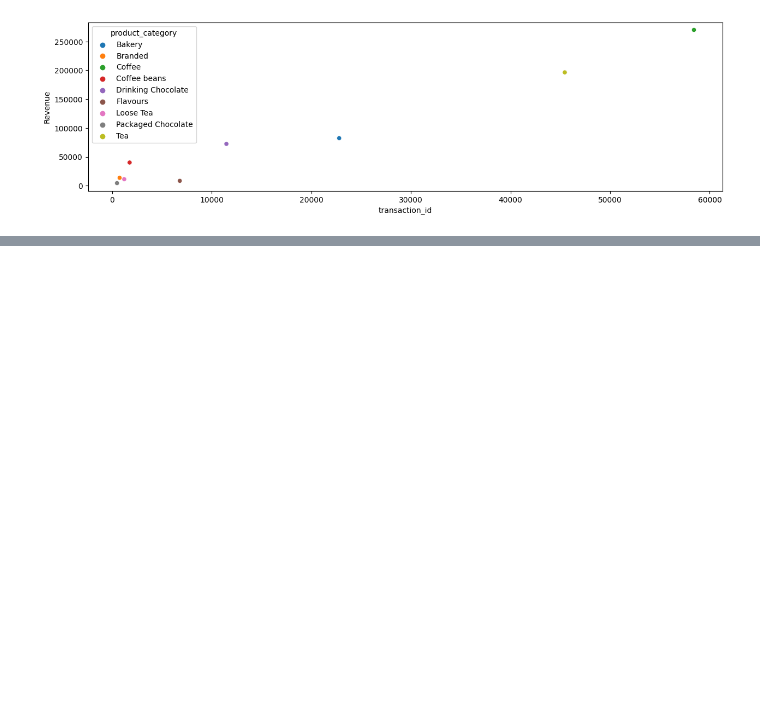
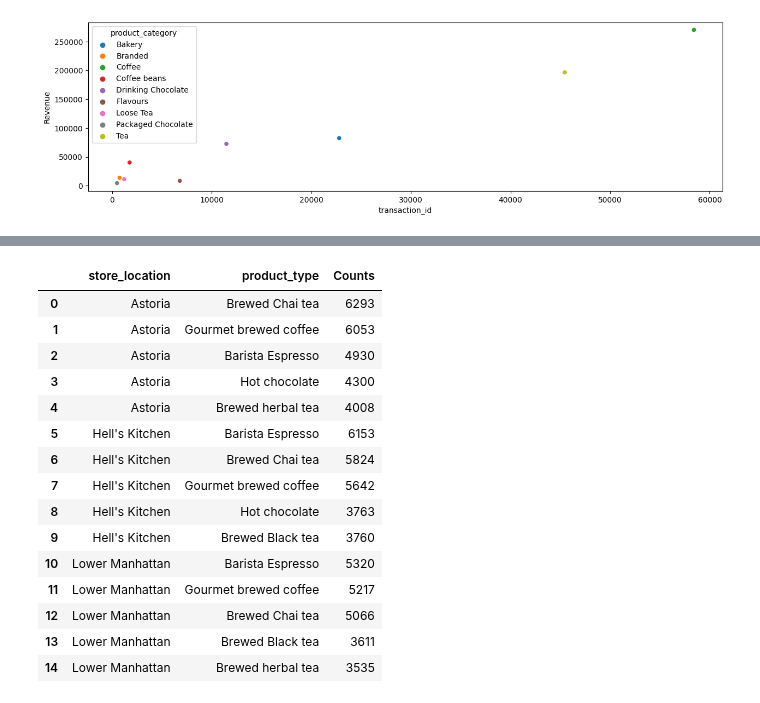
Before and after one commit to Akshay-Paunikar/Maven_Analytics_Challenges, a Jupyter notebook: Projects/Coffee_Shop_Sales/Coffee_Shop_Sales.ipynb, the cells around one changed output, grey strips where cells are left out. Saved outputs shown, nothing was run; the diff lists cells and outputs as text; code cells hidden in the pictures; blank space fills up the shorter version.

Commit message:
Coffee Shop Sales - Customer Purchase Behaviour

```diff
--- a/Projects/Coffee_Shop_Sales/Coffee_Shop_Sales.ipynb
+++ b/Projects/Coffee_Shop_Sales/Coffee_Shop_Sales.ipynb
@@ -426,0 +446,20 @@ sns.scatterplot(data=purchase_data, x='transaction_id', y='Revenue', hue='produc
+# %%
+top5prodloc = top5prodloc_tran.groupby('store_location').apply(lambda x: x.nlargest(5, 'Counts')).reset_index(drop=True)
+top5prodloc
+# %% [output]
+|  | store_location | product_type | Counts |
+| 0 | Astoria | Brewed Chai tea | 6293 |
+| 1 | Astoria | Gourmet brewed coffee | 6053 |
+| 2 | Astoria | Barista Espresso | 4930 |
+| 3 | Astoria | Hot chocolate | 4300 |
+| 4 | Astoria | Brewed herbal tea | 4008 |
+| 5 | Hell's Kitchen | Barista Espresso | 6153 |
+| 6 | Hell's Kitchen | Brewed Chai tea | 5824 |
+| 7 | Hell's Kitchen | Gourmet brewed coffee | 5642 |
+| 8 | Hell's Kitchen | Hot chocolate | 3763 |
+| 9 | Hell's Kitchen | Brewed Black tea | 3760 |
+| 10 | Lower Manhattan | Barista Espresso | 5320 |
+| 11 | Lower Manhattan | Gourmet brewed coffee | 5217 |
+| 12 | Lower Manhattan | Brewed Chai tea | 5066 |
+| 13 | Lower Manhattan | Brewed Black tea | 3611 |
+| 14 | Lower Manhattan | Brewed herbal tea | 3535 |
```
Also changed, not shown: parts of 2 cells of this notebook.
